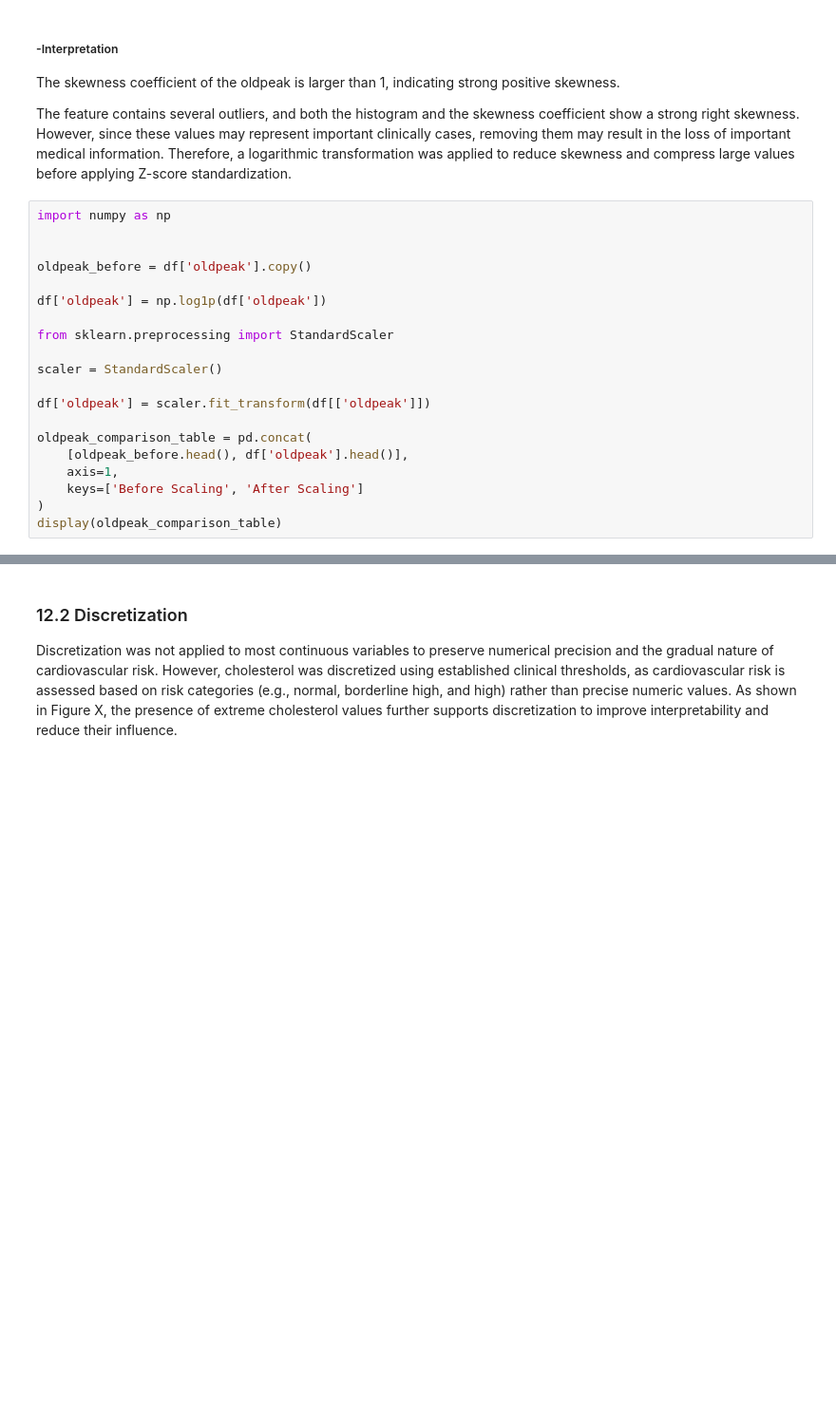
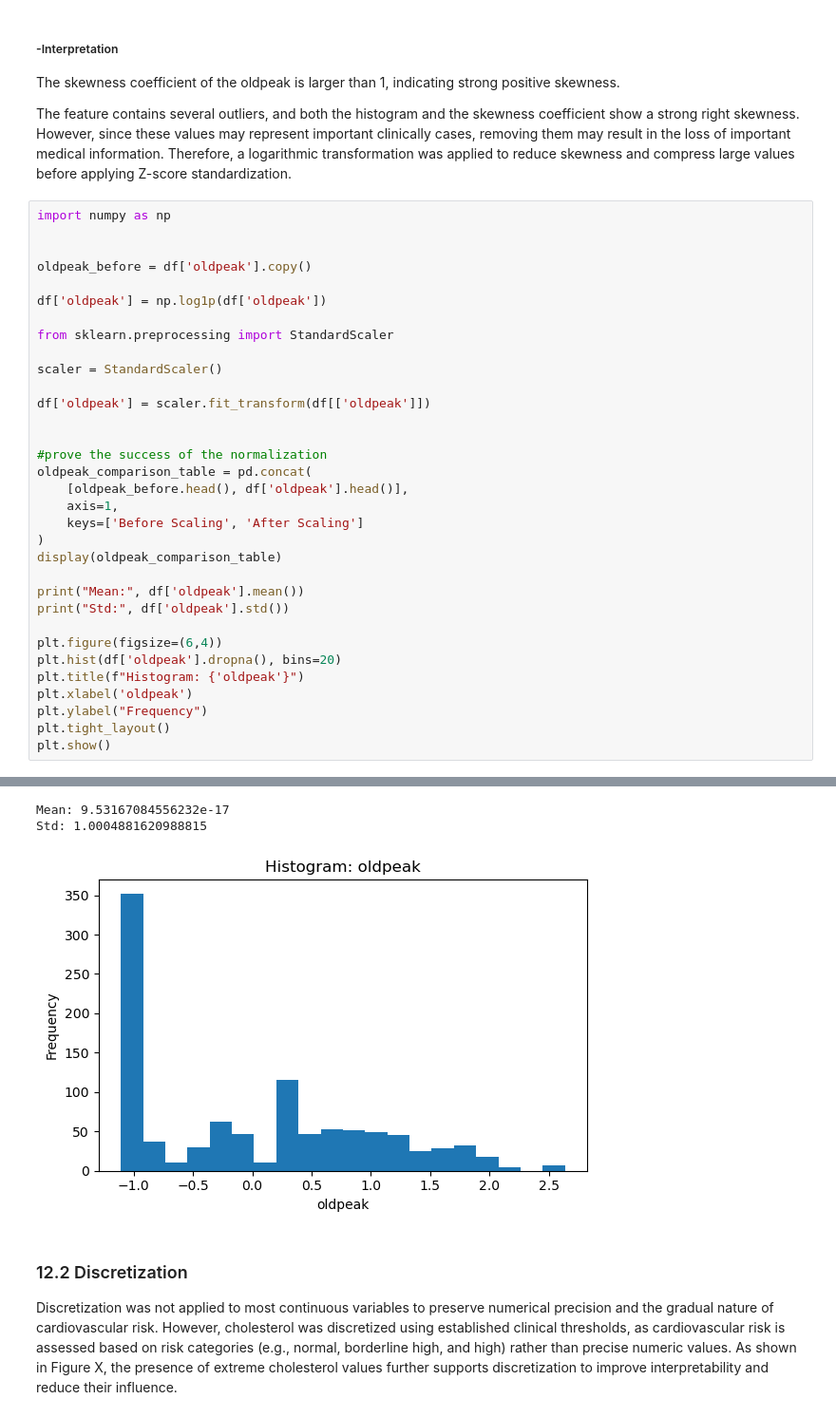
Before and after one commit to Janau00/SWE485-Project-Group9, a Jupyter notebook: Phase1_Data_Exploration.ipynb, the cells around one changed output, grey strips where cells are left out. Shown at 95% size. Saved outputs shown, nothing was run; the diff lists cells and outputs as text; blank space fills up the shorter version.

```diff
--- a/Phase1_Data_Exploration.ipynb
+++ b/Phase1_Data_Exploration.ipynb
@@ -599,30 +664,46 @@ The feature contains several outliers, and both the histogram and the skewness c
 # %%
 import numpy as np
 
 
 oldpeak_before = df['oldpeak'].copy()
 
 df['oldpeak'] = np.log1p(df['oldpeak'])
 
 from sklearn.preprocessing import StandardScaler
 
 scaler = StandardScaler()
 
 df['oldpeak'] = scaler.fit_transform(df[['oldpeak']])
 
+
+#prove the success of the normalization
 oldpeak_comparison_table = pd.concat(
     [oldpeak_before.head(), df['oldpeak'].head()],
     axis=1,
     keys=['Before Scaling', 'After Scaling']
 )
 display(oldpeak_comparison_table)
+
+print("Mean:", df['oldpeak'].mean())
+print("Std:", df['oldpeak'].std())
+
+plt.figure(figsize=(6,4))
+plt.hist(df['oldpeak'].dropna(), bins=20)
+plt.title(f"Histogram: {'oldpeak'}")
+plt.xlabel('oldpeak')
+plt.ylabel("Frequency")
+plt.tight_layout()
+plt.show()
 # %% [output]
 |  | Before Scaling | After Scaling |
 | 0 | 1.0 | 0.206584 |
 | 1 | 3.1 | 1.567082 |
 | 2 | 2.6 | 1.320597 |
 | 3 | 0.0 | -1.107114 |
 | 4 | 1.9 | 0.910796 |
+Mean: 9.53167084556232e-17
+Std: 1.0004881620988815
+[figure, added]
 # %% [markdown]
 ### 12.2 Discretization
 Discretization was not applied to most continuous variables to preserve numerical precision and the gradual nature of cardiovascular risk. However, cholesterol was discretized using established clinical thresholds, as cardiovascular risk is assessed based on risk categories (e.g., normal, borderline high, and high) rather than precise numeric values. As shown in Figure X, the presence of extreme cholesterol values further supports discretization to improve interpretability and reduce their influence.
```
Also changed, not shown: parts of 6 cells of this notebook.
